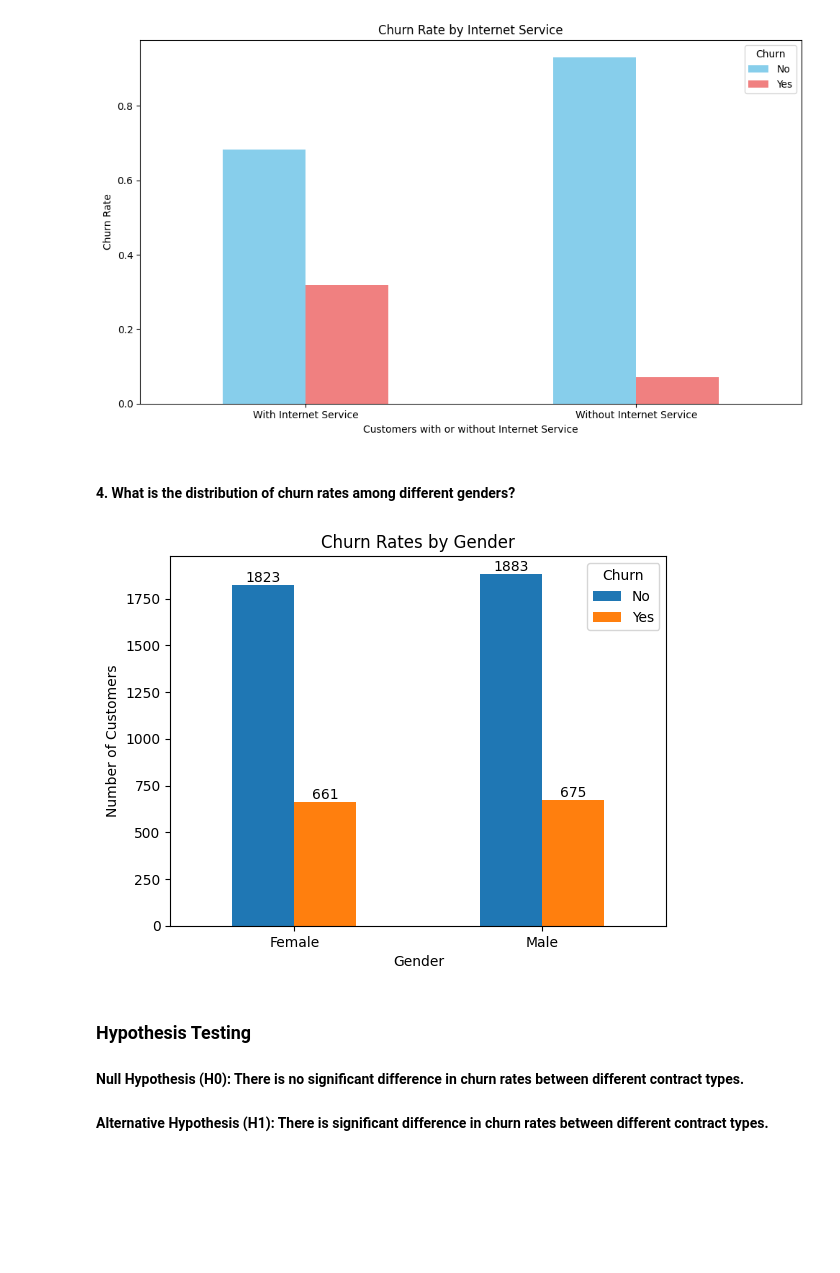
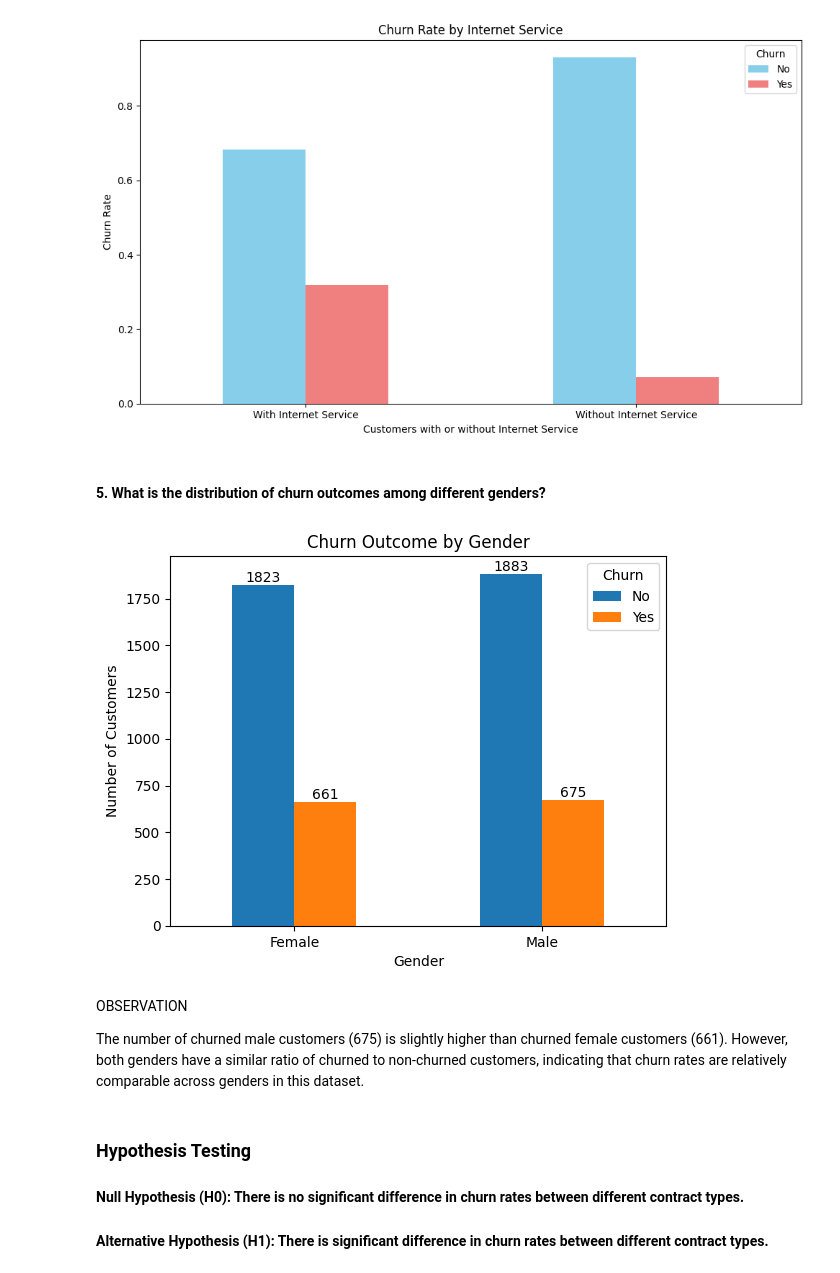
Before and after one commit to Moriahasare/Customer-Churn-Project, a Jupyter notebook: notebook.ipynb, the cells around one changed output. Cells and saved outputs as stored; diff of their text form; code cells hidden in the pictures; blank space fills up the shorter version.

```diff
--- a/notebook.ipynb
+++ b/notebook.ipynb
@@ -329,27 +446,31 @@ plt.show()
 # %% [output]
 [figure]
 # %% [markdown]
-#### 4. What is the distribution of churn rates among different genders?
+#### 5. What is the distribution of churn outcomes among different genders?
 # %%
 # Group the data by "gender" and "Churn" and count the number of customers
 grouped_data = data.groupby(['gender', 'Churn']).size().unstack(fill_value=0)
 
 # Plot the clustered column chart
 ax = grouped_data.plot(kind='bar', stacked=False)
-plt.title('Churn Rates by Gender')
+plt.title('Churn Outcome by Gender')
 plt.xlabel('Gender')
 plt.ylabel('Number of Customers')
 plt.legend(title='Churn', loc='upper right')
 plt.xticks(rotation=0)
 
 # Add data labels on top of each bar
 for p in ax.patches:
     ax.annotate(str(p.get_height()), (p.get_x() + p.get_width() / 2., p.get_height()),
                 ha='center', va='center', xytext=(0, 5), textcoords='offset points')
 
 plt.show()
 # %% [output]
-[figure, old version]
+[figure, new version]
+# %% [markdown]
+OBSERVATION
+
+The number of churned male customers (675) is slightly higher than churned female customers (661). However, both genders have a similar ratio of churned to non-churned customers, indicating that churn rates are relatively comparable across genders in this dataset.
 # %% [markdown]
 ### Hypothesis Testing
 
```
Also changed, not shown: parts of 33 cells of this notebook, 5 other files.
